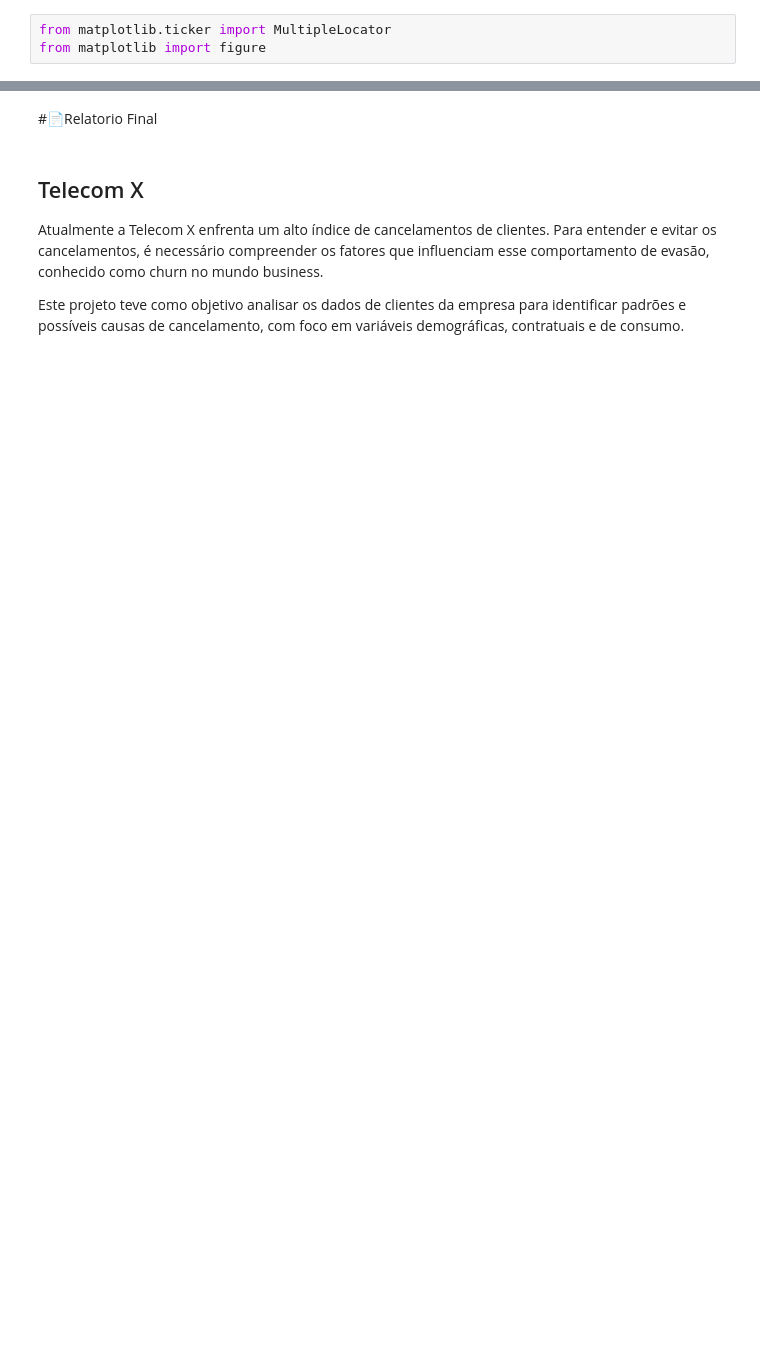
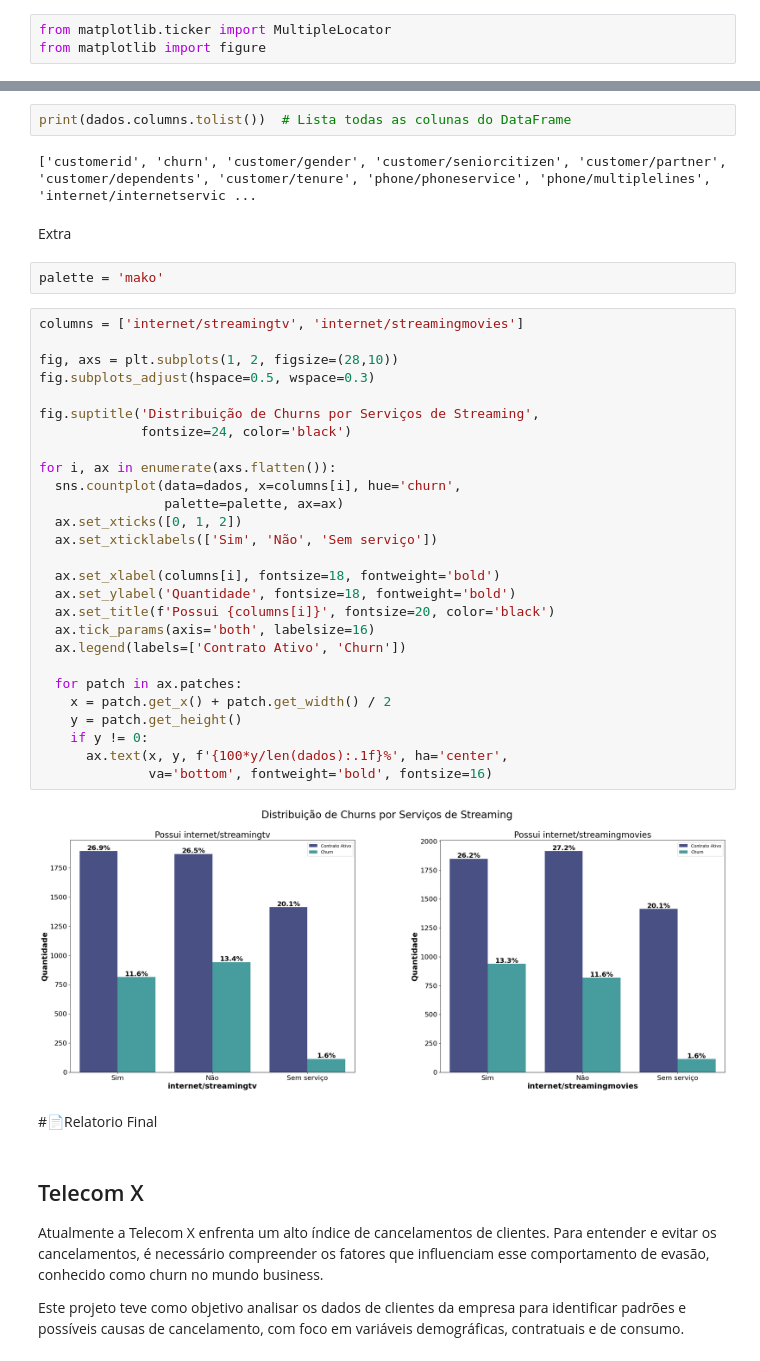
Before and after one commit to isadoramelo95/Challenge_Telecomx, a Jupyter notebook: TelecomX_BR.ipynb, the cells around one changed output, grey strips where cells are left out. Cells and saved outputs as stored; diff of their text form; blank space fills up the shorter version.

```diff
--- a/TelecomX_BR.ipynb
+++ b/TelecomX_BR.ipynb
@@ -609,3 +551,40 @@ plt.show()
+# %%
+print(dados.columns.tolist())  # Lista todas as colunas do DataFrame
+# %% [output]
+['customerid', 'churn', 'customer/gender', 'customer/seniorcitizen', 'customer/partner', 'customer/dependents', 'customer/tenure', 'phone/phoneservice', 'phone/multiplelines', 'internet/internetservic ...
+# %% [markdown]
+Extra
+# %%
+palette = 'mako'
+# %%
+columns = ['internet/streamingtv', 'internet/streamingmovies']
+
+fig, axs = plt.subplots(1, 2, figsize=(28,10))
+fig.subplots_adjust(hspace=0.5, wspace=0.3)
+
+fig.suptitle('Distribuição de Churns por Serviços de Streaming',
+             fontsize=24, color='black')
+
+for i, ax in enumerate(axs.flatten()):
+  sns.countplot(data=dados, x=columns[i], hue='churn',
+                palette=palette, ax=ax)
+  ax.set_xticks([0, 1, 2])
+  ax.set_xticklabels(['Sim', 'Não', 'Sem serviço'])
+
+  ax.set_xlabel(columns[i], fontsize=18, fontweight='bold')
+  ax.set_ylabel('Quantidade', fontsize=18, fontweight='bold')
+  ax.set_title(f'Possui {columns[i]}', fontsize=20, color='black')
+  ax.tick_params(axis='both', labelsize=16)
+  ax.legend(labels=['Contrato Ativo', 'Churn'])
+
+  for patch in ax.patches:
+    x = patch.get_x() + patch.get_width() / 2
+    y = patch.get_height()
+    if y != 0:
+      ax.text(x, y, f'{100*y/len(dados):.1f}%', ha='center',
+              va='bottom', fontweight='bold', fontsize=16)
+# %% [output]
+[figure, added]
 # %% [markdown]
 #📄Relatorio Final
 # %% [markdown]
```
Also changed, not shown: parts of 17 cells of this notebook.
